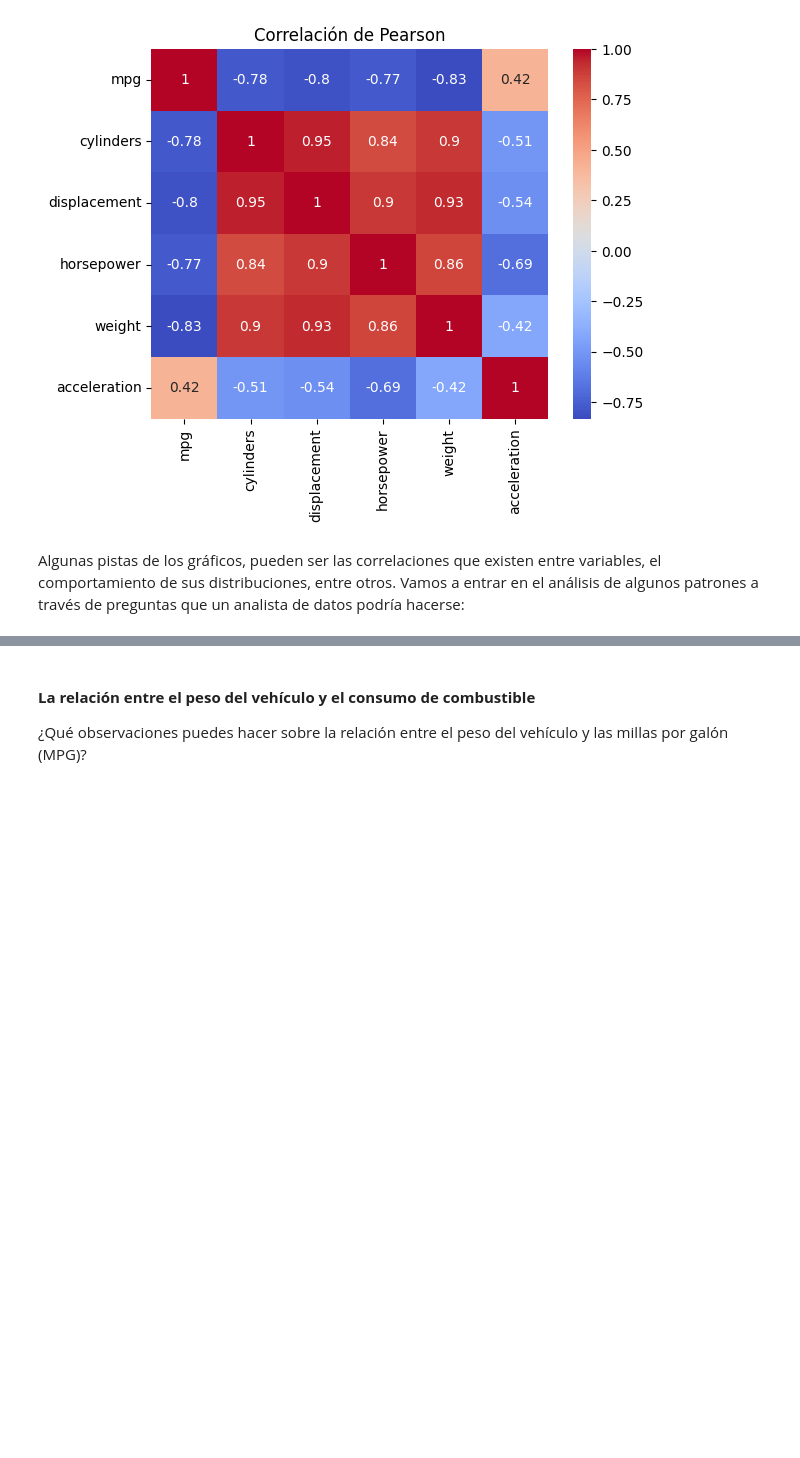
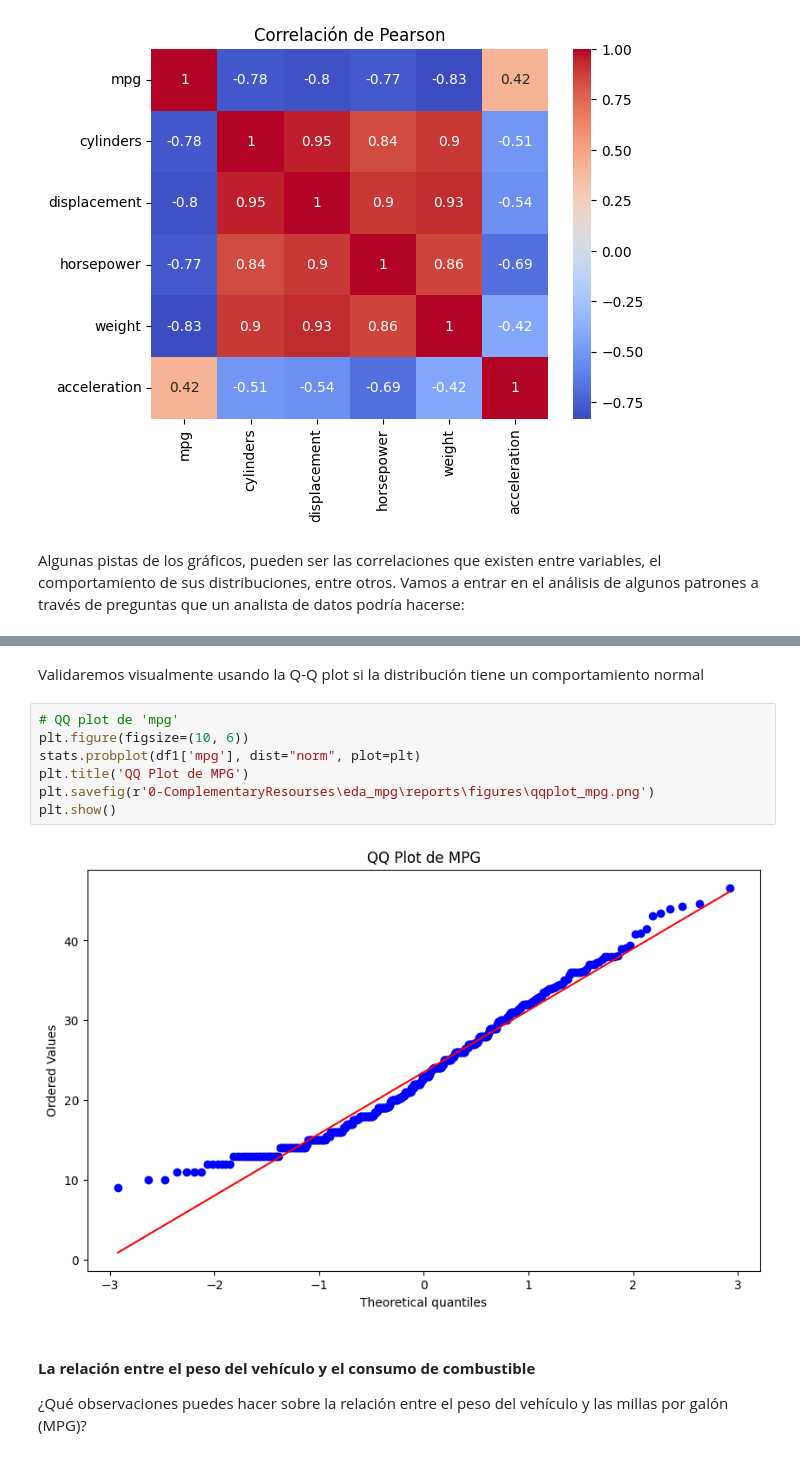
Before and after one commit to ronaldespinozaa/DS102024, a Jupyter notebook: 0-ComplementaryResourses/eda_mpg/notebooks/mpg.ipynb, the cells around one changed output, grey strips where cells are left out. Saved outputs shown, nothing was run; the diff lists cells and outputs as text; blank space fills up the shorter version.

```diff
--- a/0-ComplementaryResourses/eda_mpg/notebooks/mpg.ipynb
+++ b/0-ComplementaryResourses/eda_mpg/notebooks/mpg.ipynb
@@ -475,3 +488,14 @@ Algunas pistas de los gráficos, pueden ser las correlaciones que existen entre
+# %% [markdown]
+Validaremos visualmente usando la Q-Q plot si la distribución tiene un comportamiento normal
+# %%
+# QQ plot de 'mpg'
+plt.figure(figsize=(10, 6))
+stats.probplot(df1['mpg'], dist="norm", plot=plt)
+plt.title('QQ Plot de MPG')
+plt.savefig(r'0-ComplementaryResourses\eda_mpg\reports\figures\qqplot_mpg.png')
+plt.show()
+# %% [output]
+[figure, added]
 # %% [markdown]
 #### **La relación entre el peso del vehículo y el consumo de combustible**
 ¿Qué observaciones puedes hacer sobre la relación entre el peso del vehículo y las millas por galón (MPG)?
```
Also changed, not shown: parts of 2 cells of this notebook.
